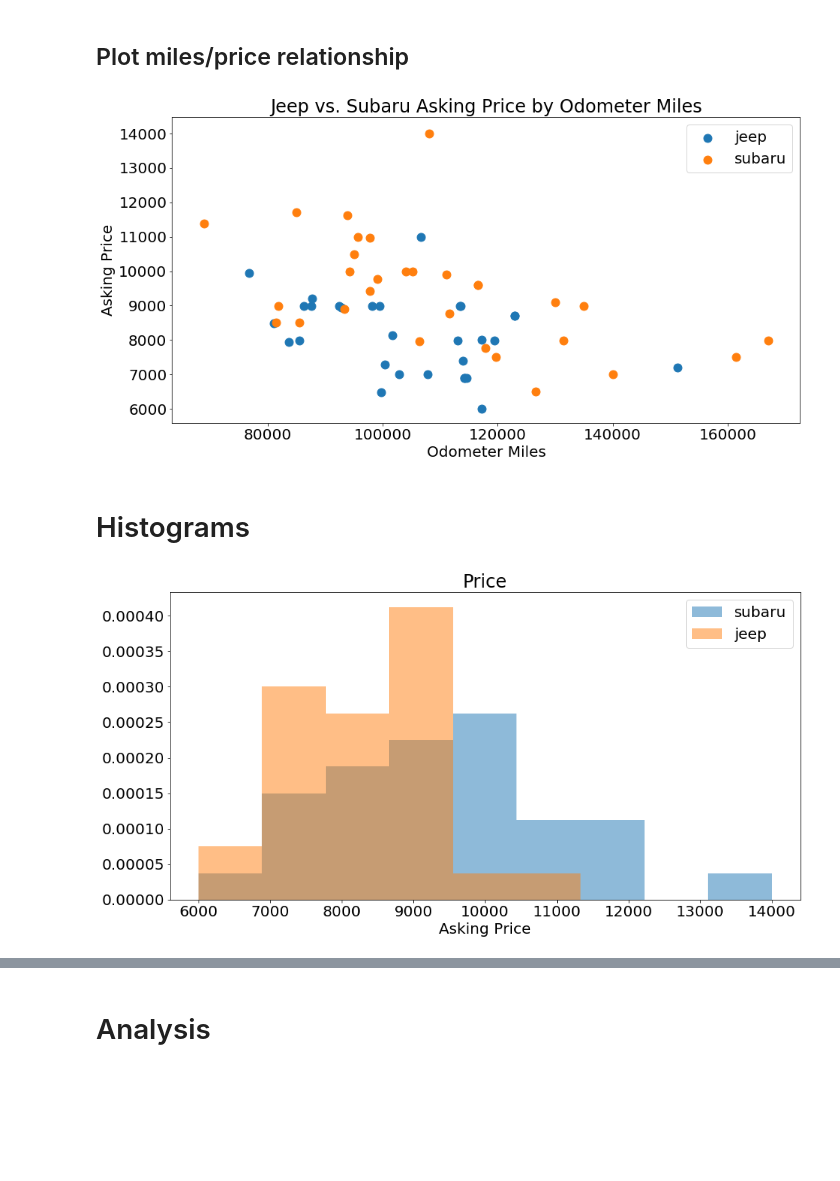
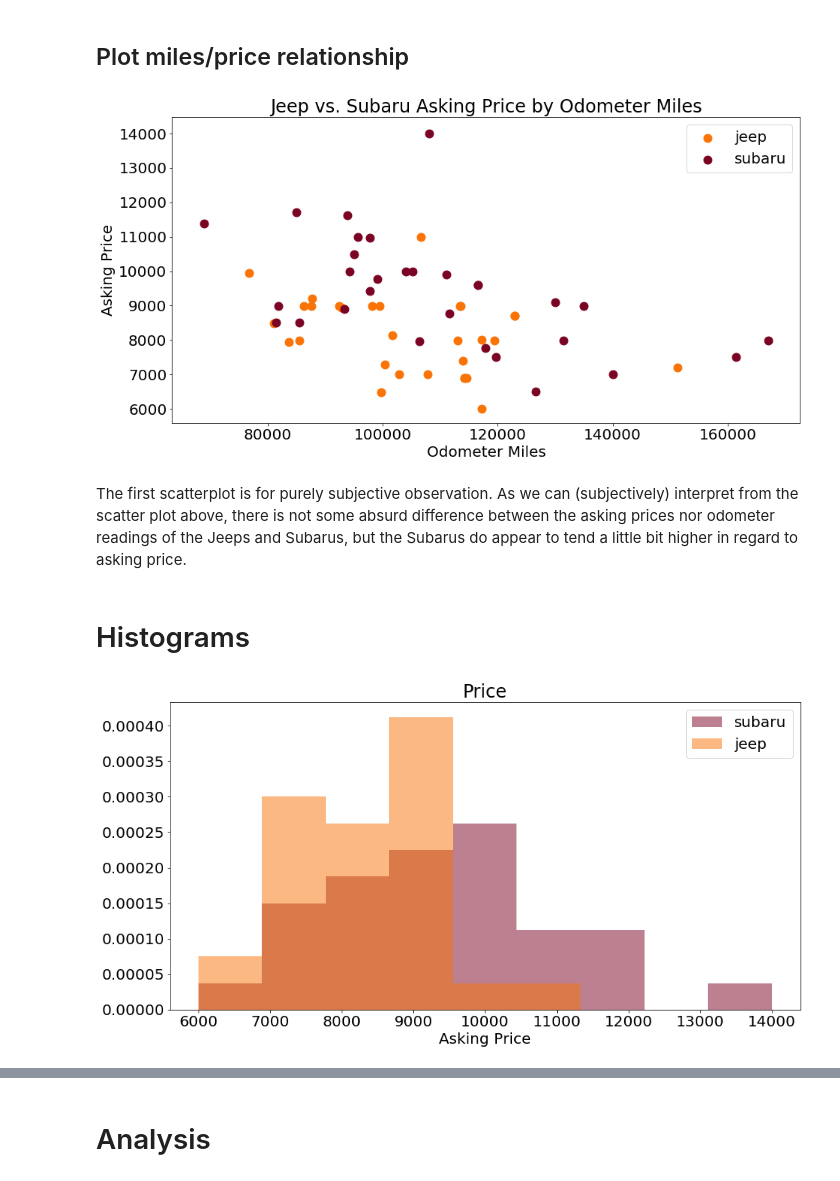
Before and after one commit to djdebonis/jeep_subaru, a Jupyter notebook: jeepsubaruanalysis.ipynb, the cells around one changed output, grey strips where cells are left out. Cells and saved outputs as stored; diff of their text form; code cells hidden in the pictures; blank space fills up the shorter version.

```diff
--- a/jeepsubaruanalysis.ipynb
+++ b/jeepsubaruanalysis.ipynb
@@ -107,16 +107,19 @@ car_data[car_data.state == 'california']
 # %% [markdown]
 ## Plot miles/price relationship
 # %%
-# assign variables according to columns in the car_data set
+# assign series variables according to columns in the car_data set
 jeep_miles = car_data['jeep_odometer_miles']
 jeep_price = car_data['jeep_asking_price']
 
 subaru_miles = car_data['subaru_odometer_miles']
 subaru_price = car_data['subaru_asking_price']
 
+# assign unique colors to Jeeps and Subarus
+jeep_color, subaru_color = 'xkcd:orange', 'xkcd:wine red'
+
 # plot a scatter plot
-plt.scatter(jeep_miles, jeep_price, s=120, label='jeep')
-plt.scatter(subaru_miles, subaru_price, s=120, label='subaru')
+plt.scatter(jeep_miles, jeep_price, c=jeep_color, s=120, label='jeep')
+plt.scatter(subaru_miles, subaru_price, c=subaru_color, s=120, label='subaru')
 plt.legend()
 
 plt.title('Jeep vs. Subaru Asking Price by Odometer Miles')
@@ -125,25 +128,27 @@ plt.ylabel('Asking Price')
 
 plt.show()
 # %% [output]
-[figure, old version]
+[figure, new version]
+# %% [markdown]
+The first scatterplot is for purely subjective observation. As we can (subjectively) interpret from the scatter plot above, there is not some absurd difference between the asking prices nor odometer readings of the Jeeps and Subarus, but the Subarus do appear to tend a little bit higher in regard to asking price.
 # %% [markdown]
 # Histograms
 # %%
-# create a histogram that groups ('bins') the Jeep vs. Subaru according to price
+# create a histogram that groups ('bins') the Jeep vs. Subaru asking prices in 1000 dollar price brackets.
 nbins = 10
 prices = np.concatenate((subaru_price, jeep_price))
 mn, mx = np.min(prices), np.max(prices)
 my_bins = np.linspace(mn, mx, nbins)
-plt.hist(subaru_price, bins=my_bins, alpha=0.5, label='subaru', density=True)
-plt.hist(jeep_price, bins=my_bins, alpha=0.5, label='jeep', density=True)
+plt.hist(subaru_price, bins=my_bins, color = subaru_color, alpha=0.5, label='subaru', density=True)
+plt.hist(jeep_price, bins=my_bins, color = jeep_color, alpha=0.5, label='jeep', density=True)
 
 plt.xlabel('Asking Price')
 plt.legend()
 plt.title('Price')
 
 plt.show()
 # %% [output]
-[figure, old version]
+[figure, new version]
 # %%
 # create a histogram that groups ('bins') Jeep vs. Subaru according to miles
 nbins = 10
```
Also changed, not shown: parts of 31 cells of this notebook, 1 other file.
